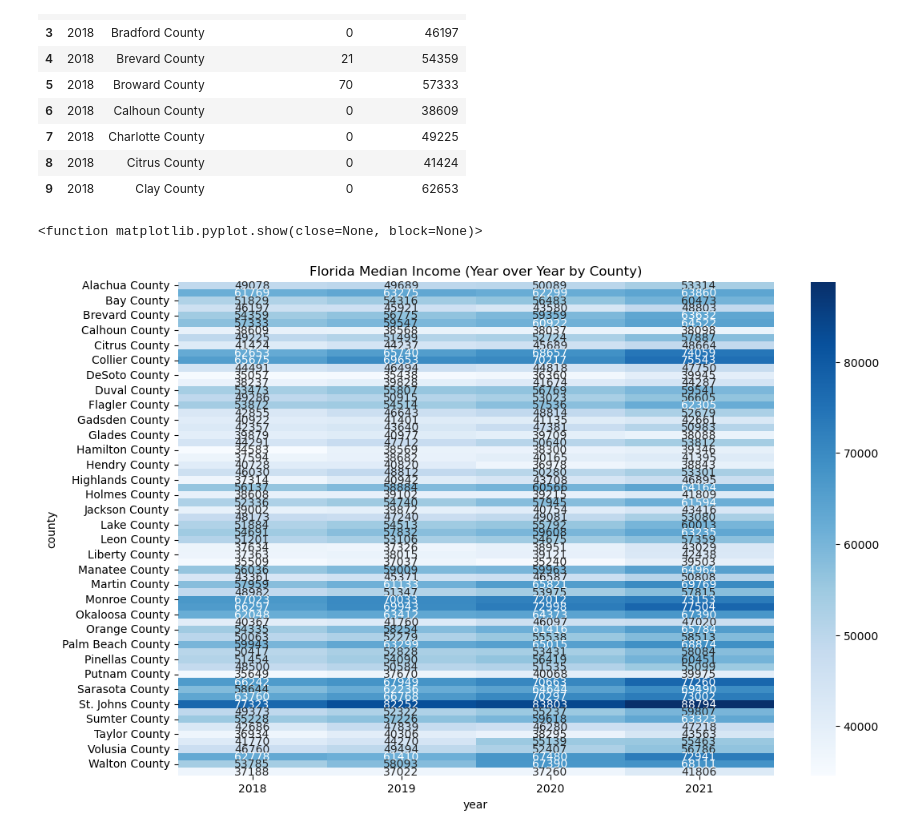
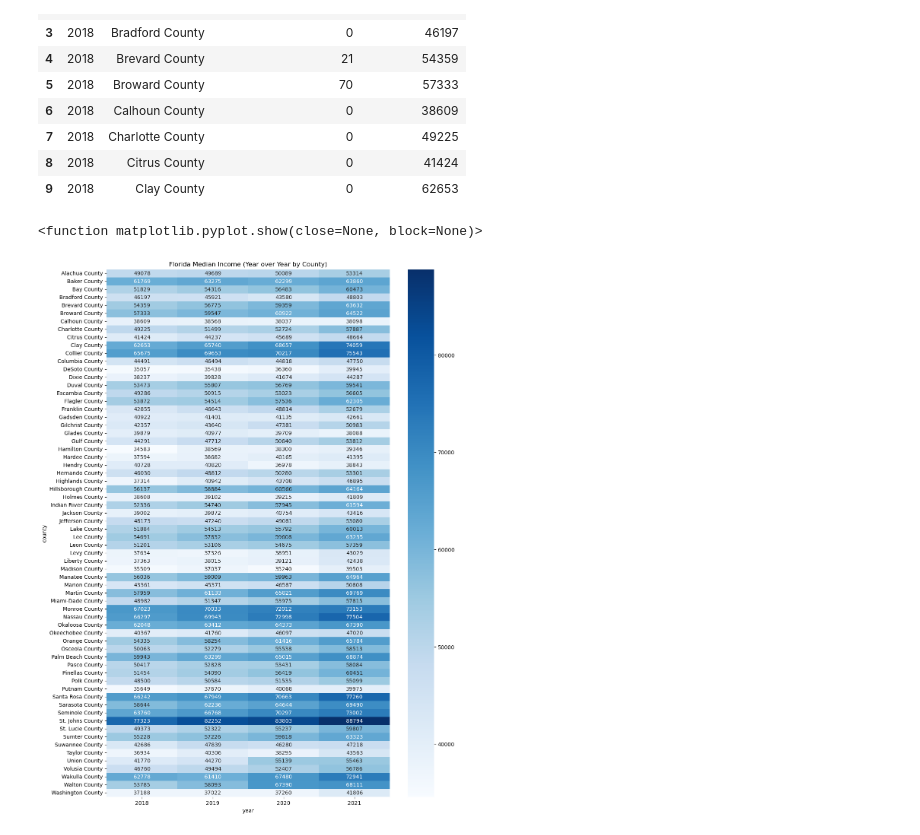
Before and after one commit to rune-encoder/Project-1, a Jupyter notebook: notebooks/individual_work/bryce_exploration/Data Cleaning/FL_Income_DataVis.ipynb, the cells around one changed output. Saved outputs shown, nothing was run; the diff lists cells and outputs as text; code cells hidden in the pictures.

```diff
--- a/notebooks/individual_work/bryce_exploration/Data Cleaning/FL_Income_DataVis.ipynb
+++ b/notebooks/individual_work/bryce_exploration/Data Cleaning/FL_Income_DataVis.ipynb
@@ -86,13 +86,22 @@ None
 # %%
 #Generate Heatmap to chart Median income by year per county
 fl_income_pivot = fl_ev_df.pivot_table(index="county", columns="year", values= "median_income")
-plt.figure(figsize=(12,8))
+y_labels_income = fl_ev_df["county"]
+plt.figure(figsize=(12,18))
+plt.yticks(ticks=range(len(y_labels_income)), labels=y_labels_income, fontsize=10)
 sns.heatmap(fl_income_pivot, cmap="Blues", annot=True, fmt=".0f")
 plt.title("Florida Median Income (Year over Year by County)")
+
+#Export and save figure
+file_name = "fl_county_income_vis.png"
+file_path = Path(f"../../../../reports/figures/income_by_county/{file_name}")
+
+plt.savefig(file_path)
+
 plt.show
 # %% [output]
 <function matplotlib.pyplot.show(close=None, block=None)>
-[figure, old version]
+[figure, new version]
 # %%
 # #Generate Heatmap to chart top 10 Median income by year per county
 
```
Also changed, not shown: parts of 2 cells of this notebook, 8 other files.
